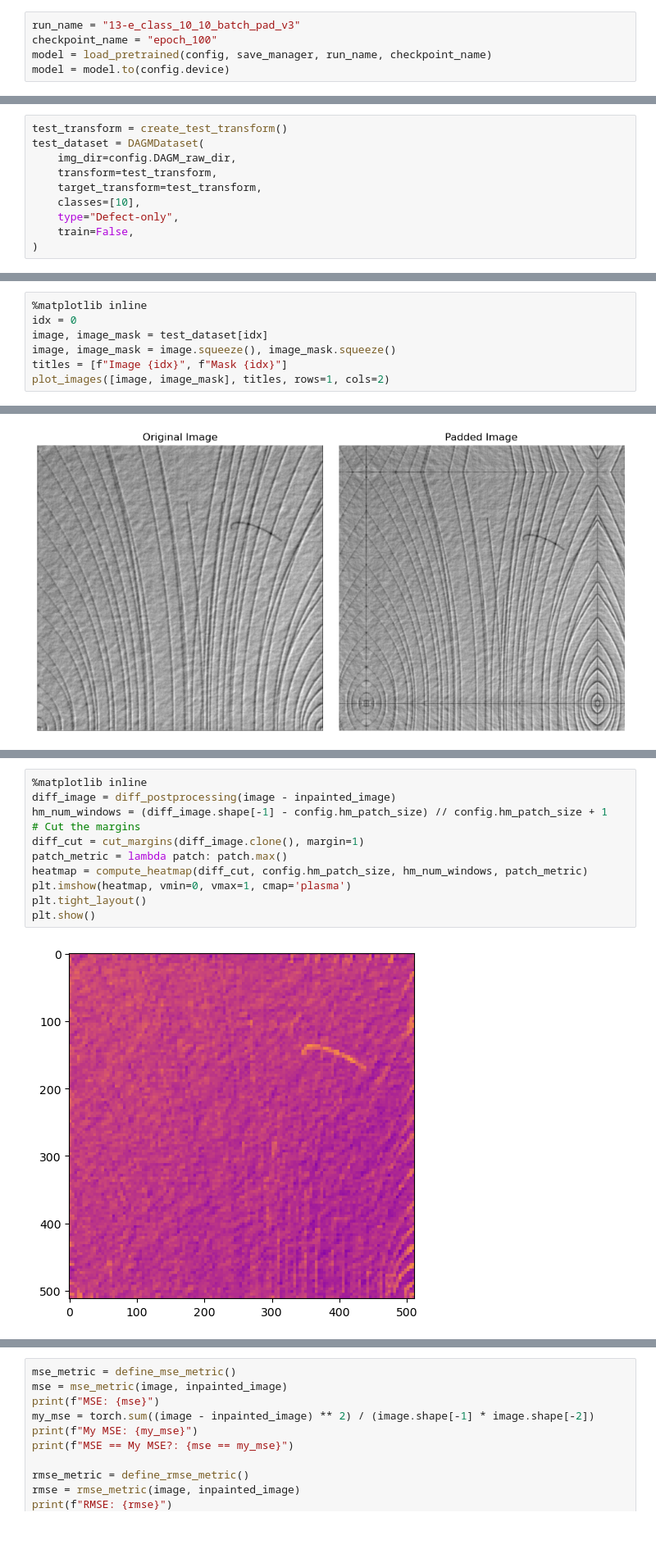
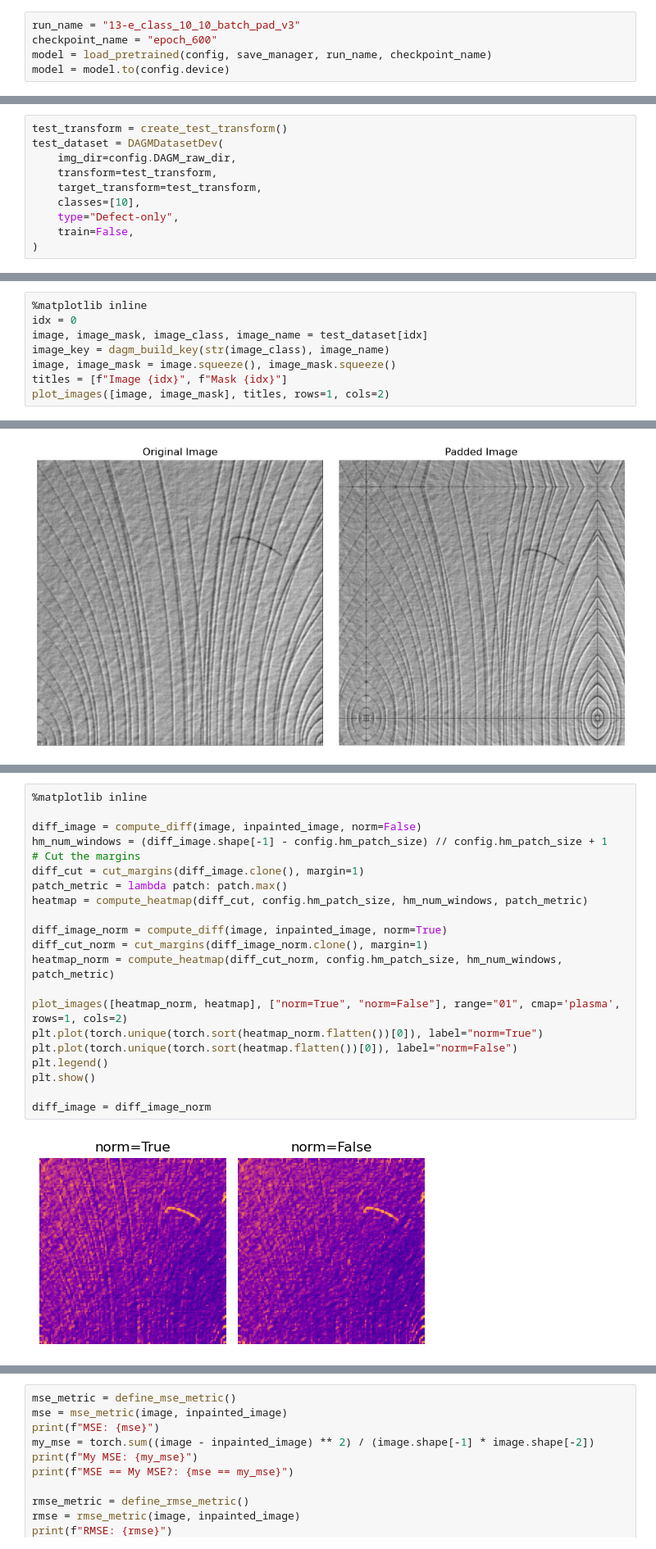
Before and after one commit to popastefan10/DeepAD, a Jupyter notebook: notebooks/eval.ipynb, the cells around one changed output, grey strips where cells are left out. Shown at 82% size. Cells and saved outputs as stored; diff of their text form.

```diff
--- a/notebooks/eval.ipynb
+++ b/notebooks/eval.ipynb
@@ -26,7 +27,7 @@ save_manager = SaveManager(config)
 Load pretrained model
 # %%
 run_name = "13-e_class_10_10_batch_pad_v3"
-checkpoint_name = "epoch_100"
+checkpoint_name = "epoch_600"
 model = load_pretrained(config, save_manager, run_name, checkpoint_name)
 model = model.to(config.device)
 # %% [output]
@@ -35,7 +36,7 @@ Checkpoint loaded from '..\save\checkpoints\13-e_class_10_10_batch_pad_v3\epoch_
 Load the test dataset
 # %%
 test_transform = create_test_transform()
-test_dataset = DAGMDataset(
+test_dataset = DAGMDatasetDev(
     img_dir=config.DAGM_raw_dir,
     transform=test_transform,
     target_transform=test_transform,
@@ -48,7 +49,8 @@ Load image(s)
 # %%
 %matplotlib inline
 idx = 0
-image, image_mask = test_dataset[idx]
+image, image_mask, image_class, image_name = test_dataset[idx]
+image_key = dagm_build_key(str(image_class), image_name)
 image, image_mask = image.squeeze(), image_mask.squeeze()
 titles = [f"Image {idx}", f"Mask {idx}"]
 plot_images([image, image_mask], titles, rows=1, cols=2)
@@ -154,13 +174,23 @@ plot_images(
 # %%
 %matplotlib inline
-diff_image = diff_postprocessing(image - inpainted_image)
+
+diff_image = compute_diff(image, inpainted_image, norm=False)
 hm_num_windows = (diff_image.shape[-1] - config.hm_patch_size) // config.hm_patch_size + 1
 # Cut the margins
 diff_cut = cut_margins(diff_image.clone(), margin=1)
 patch_metric = lambda patch: patch.max()
 heatmap = compute_heatmap(diff_cut, config.hm_patch_size, hm_num_windows, patch_metric)
-plt.imshow(heatmap, vmin=0, vmax=1, cmap='plasma')
-plt.tight_layout()
+
+diff_image_norm = compute_diff(image, inpainted_image, norm=True)
+diff_cut_norm = cut_margins(diff_image_norm.clone(), margin=1)
+heatmap_norm = compute_heatmap(diff_cut_norm, config.hm_patch_size, hm_num_windows, patch_metric)
+
+plot_images([heatmap_norm, heatmap], ["norm=True", "norm=False"], range="01", cmap='plasma', rows=1, cols=2)
+plt.plot(torch.unique(torch.sort(heatmap_norm.flatten())[0]), label="norm=True")
+plt.plot(torch.unique(torch.sort(heatmap.flatten())[0]), label="norm=False")
+plt.legend()
 plt.show()
+
+diff_image = diff_image_norm
 # %% [output]
-[figure, old version]
+[figure, new version]
```
Also changed, not shown: parts of 16 cells of this notebook, 4 other files.
